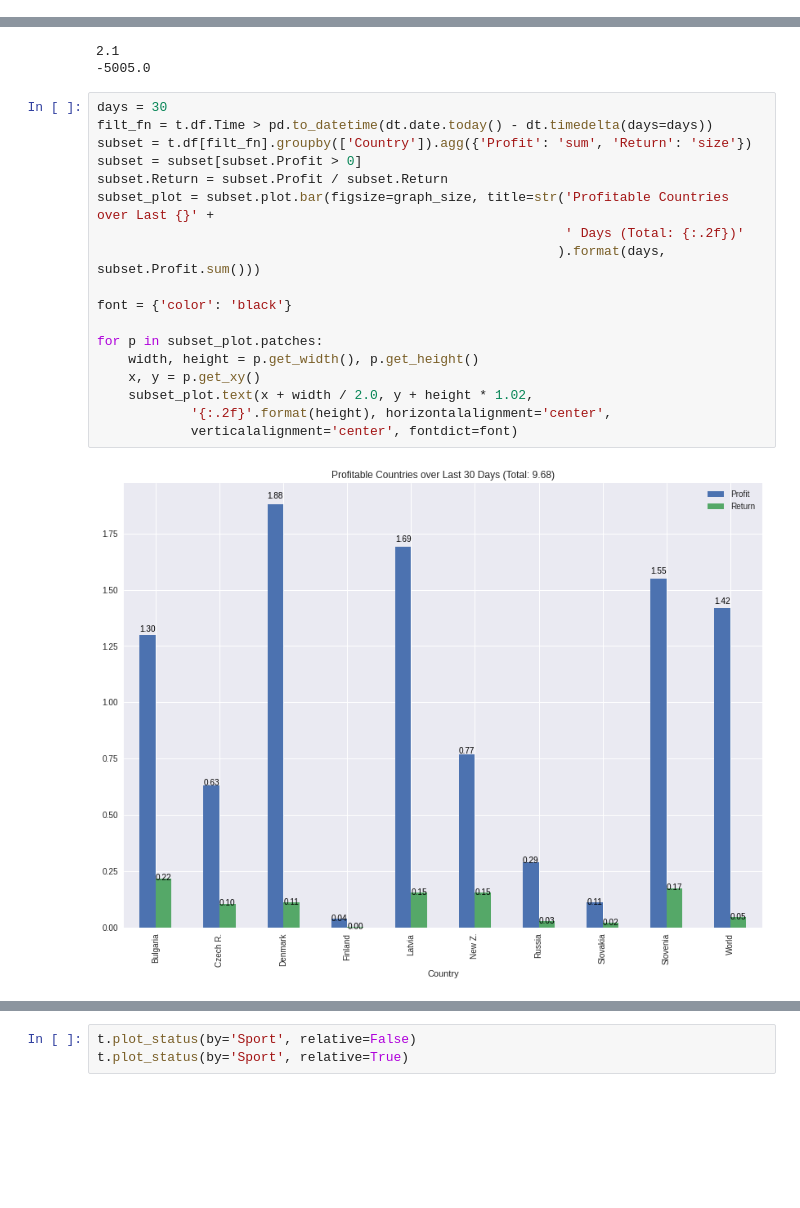
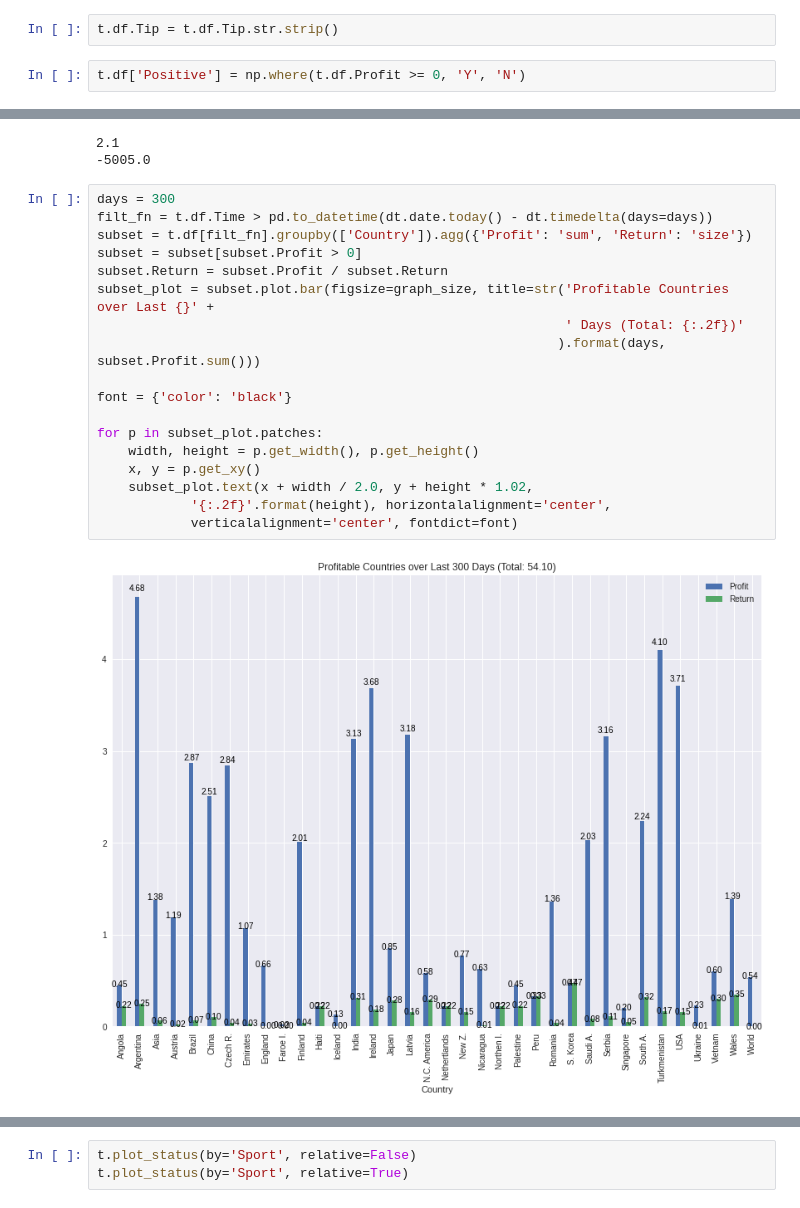
Before and after one commit to generatom/betting, a Jupyter notebook: tipsbet.ipynb, the cells around one changed output, grey strips where cells are left out. Drawn from its saved outputs; the diff is of its cells as text; blank space fills up the shorter version.

```diff
--- a/tipsbet.ipynb
+++ b/tipsbet.ipynb
@@ -48,0 +66,4 @@ t.df[filter_fn]
+# %%
+t.df.Tip = t.df.Tip.str.strip()
+# %%
+t.df['Positive'] = np.where(t.df.Profit >= 0, 'Y', 'N')
@@ -131,22 +172,22 @@ print((sample.resample('1D', on='Time').agg({'Select': 'prod', 'Odds': 'size'}).
 2.1
 -5005.0
 # %%
-days = 30
+days = 300
 filt_fn = t.df.Time > pd.to_datetime(dt.date.today() - dt.timedelta(days=days))
 subset = t.df[filt_fn].groupby(['Country']).agg({'Profit': 'sum', 'Return': 'size'})
 subset = subset[subset.Profit > 0]
 subset.Return = subset.Profit / subset.Return
 subset_plot = subset.plot.bar(figsize=graph_size, title=str('Profitable Countries over Last {}' +
                                                             ' Days (Total: {:.2f})'
                                                            ).format(days, subset.Profit.sum()))
 
 font = {'color': 'black'}
 
 for p in subset_plot.patches:
     width, height = p.get_width(), p.get_height()
     x, y = p.get_xy()
     subset_plot.text(x + width / 2.0, y + height * 1.02,
             '{:.2f}'.format(height), horizontalalignment='center',
             verticalalignment='center', fontdict=font)
 # %% [output]
-[figure, old version]
+[figure, new version]
```
Also changed, not shown: parts of 14 cells of this notebook.
